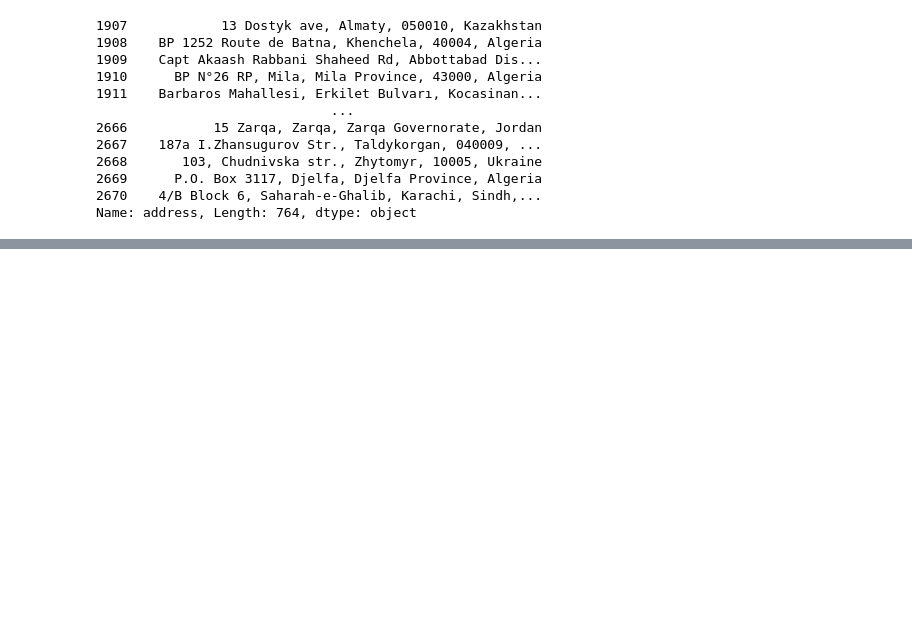
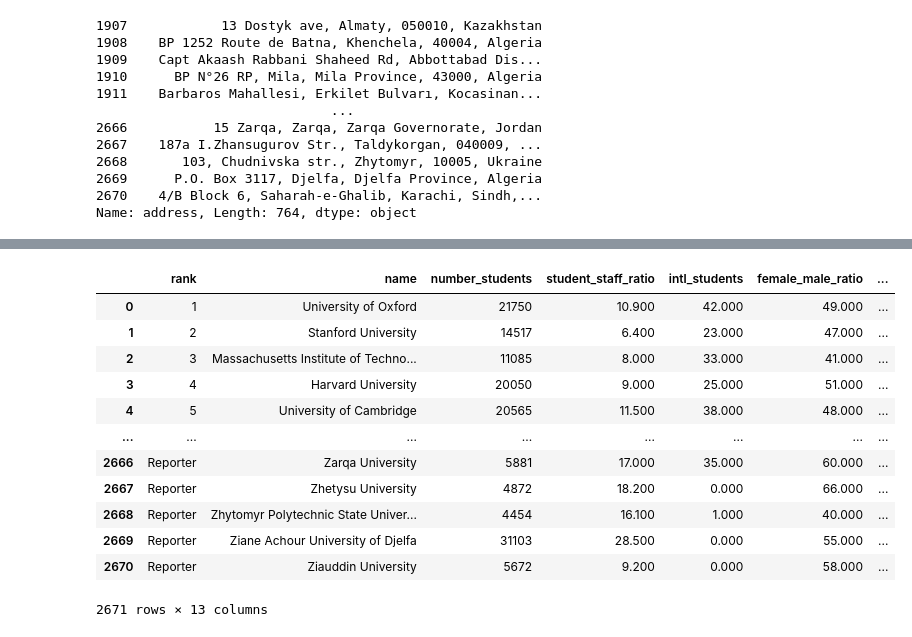
Before and after one commit to MEnesAkpinar/World-University-Ranking-Project, a Jupyter notebook: EDA_world_university_ranking_jupyter.ipynb, the cells around one changed output, grey strips where cells are left out. Cells and saved outputs as stored; diff of their text form; code cells hidden in the pictures; blank space fills up the shorter version.

Commit message:
Dropped unnecessary columns and created new column as Country

```diff
--- a/EDA_world_university_ranking_jupyter.ipynb
+++ b/EDA_world_university_ranking_jupyter.ipynb
@@ -607,0 +603,7 @@ df_test
+# %%
+def get_country(address):
+    if pd.isna(address):
+        return None
+    return address.split(',')[-1].strip()
+# %%
+df['country'] = df['address'].apply(get_country)
@@ -607,0 +647,2 @@ df_test
+# %%
+df.loc[df["country"] == '10000', 'country'] = 'Kosova'
@@ -607,0 +688,18 @@ df_test
+# %%
+df.drop(columns = ['address'], inplace=True)
+# %%
+df
+# %% [output]
+|  | rank | name | number_students | student_staff_ratio | intl_students | female_male_ratio | ... |
+| 0 | 1 | University of Oxford | 21750 | 10.900 | 42.000 | 49.000 | ... |
+| 1 | 2 | Stanford University | 14517 | 6.400 | 23.000 | 47.000 | ... |
+| 2 | 3 | Massachusetts Institute of Techno... | 11085 | 8.000 | 33.000 | 41.000 | ... |
+| 3 | 4 | Harvard University | 20050 | 9.000 | 25.000 | 51.000 | ... |
+| 4 | 5 | University of Cambridge | 20565 | 11.500 | 38.000 | 48.000 | ... |
+| ... | ... | ... | ... | ... | ... | ... | ... |
+| 2666 | Reporter | Zarqa University | 5881 | 17.000 | 35.000 | 60.000 | ... |
+| 2667 | Reporter | Zhetysu University | 4872 | 18.200 | 0.000 | 66.000 | ... |
+| 2668 | Reporter | Zhytomyr Polytechnic State Univer... | 4454 | 16.100 | 1.000 | 40.000 | ... |
+| 2669 | Reporter | Ziane Achour University of Djelfa | 31103 | 28.500 | 0.000 | 55.000 | ... |
+| 2670 | Reporter | Ziauddin University | 5672 | 9.200 | 0.000 | 58.000 | ... |
+2671 rows × 13 columns
```
Also changed, not shown: parts of 38 cells of this notebook, 1 other file.
